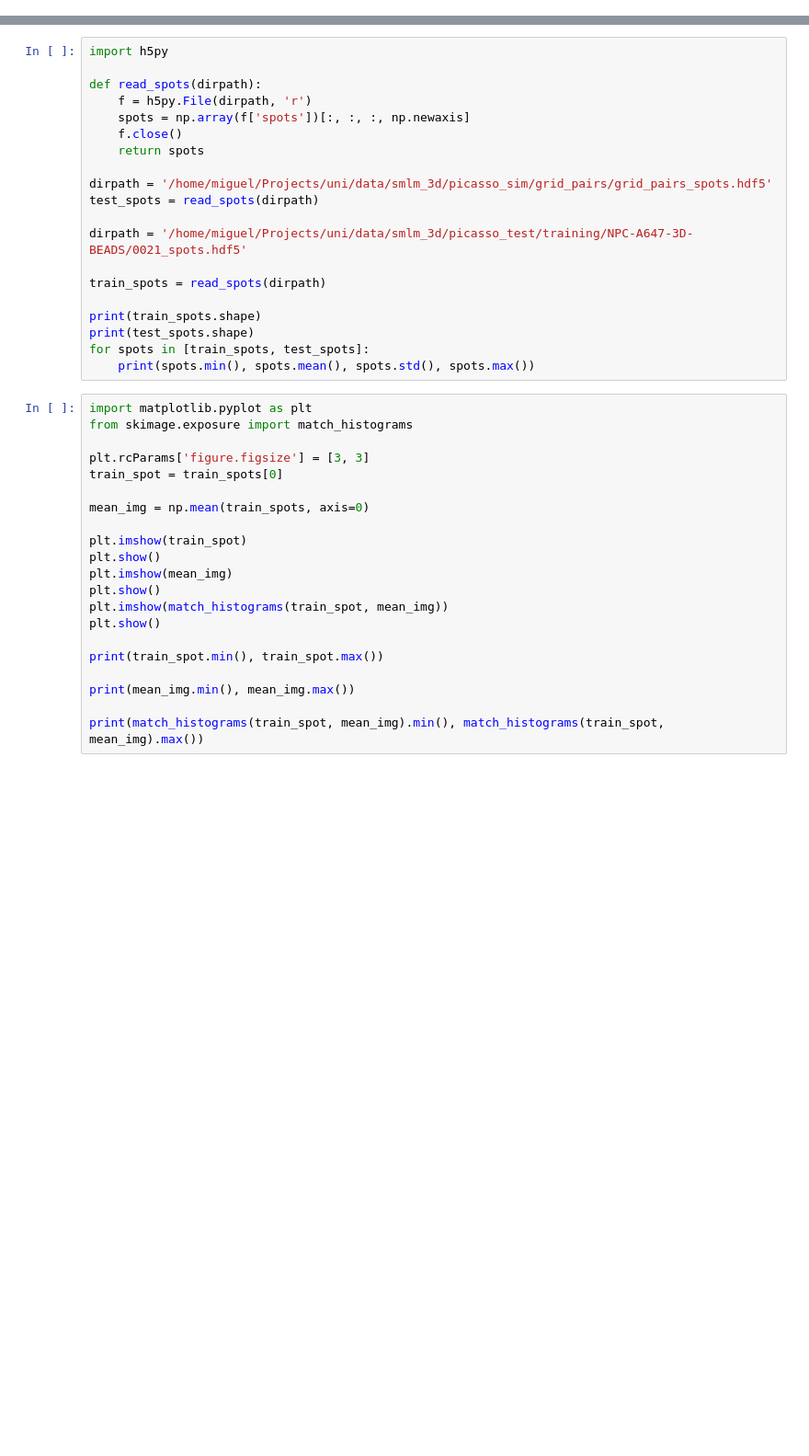
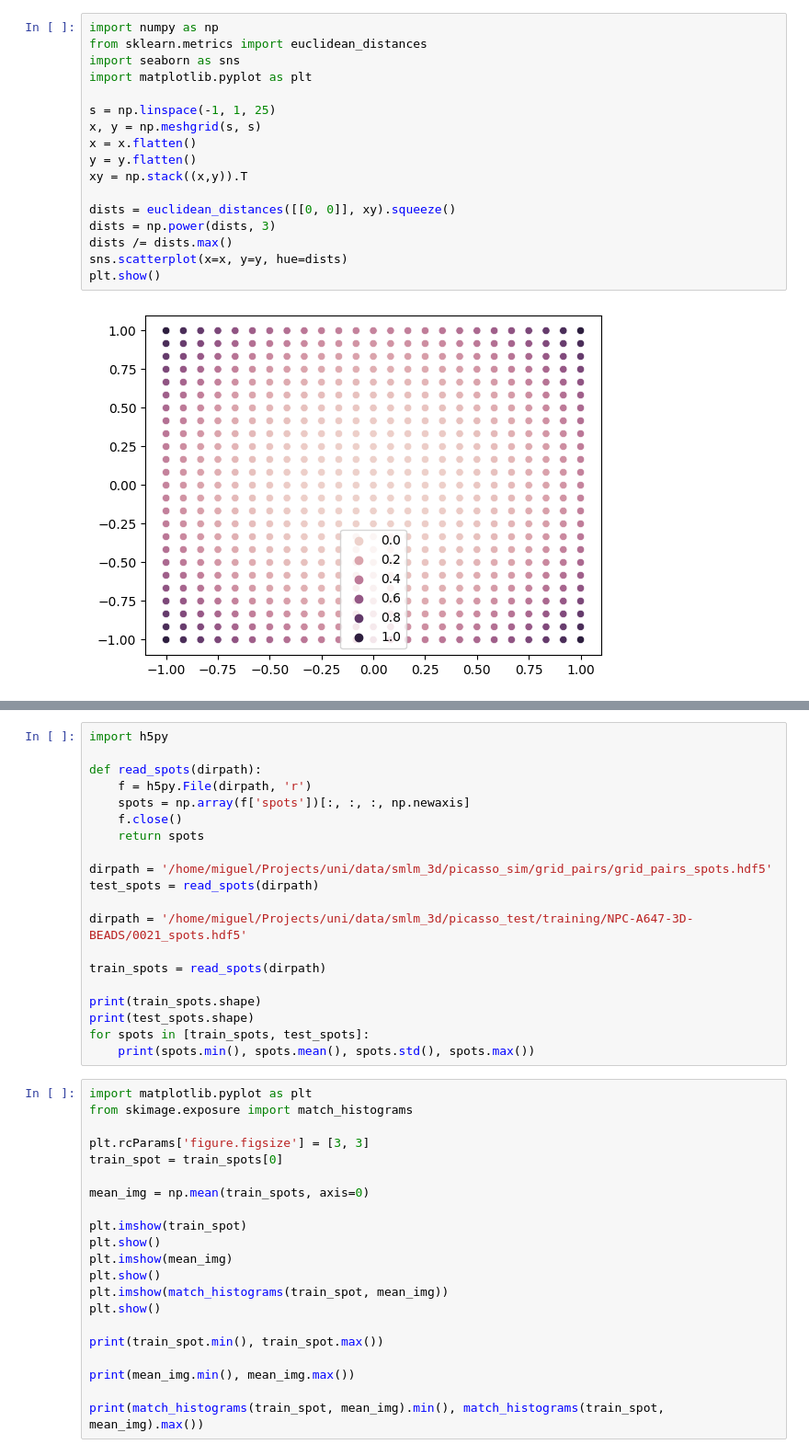
Before and after one commit to mb1069/easyZloc, a Jupyter notebook: experiments/scratchbook.ipynb, the cells around one changed output, grey strips where cells are left out. Shown at 92% size. Drawn from its saved outputs; the diff is of its cells as text; blank space fills up the shorter version.

```diff
--- a/experiments/scratchbook.ipynb
+++ b/experiments/scratchbook.ipynb
@@ -0,0 +155,19 @@
+# %%
+import numpy as np
+from sklearn.metrics import euclidean_distances
+import seaborn as sns
+import matplotlib.pyplot as plt
+
+s = np.linspace(-1, 1, 25)
+x, y = np.meshgrid(s, s)
+x = x.flatten()
+y = y.flatten()
+xy = np.stack((x,y)).T
+
+dists = euclidean_distances([[0, 0]], xy).squeeze()
+dists = np.power(dists, 3)
+dists /= dists.max()
+sns.scatterplot(x=x, y=y, hue=dists)
+plt.show()
+# %% [output]
+[figure, added]
```
Also changed, not shown: parts of 40 cells of this notebook, 36 other files.
